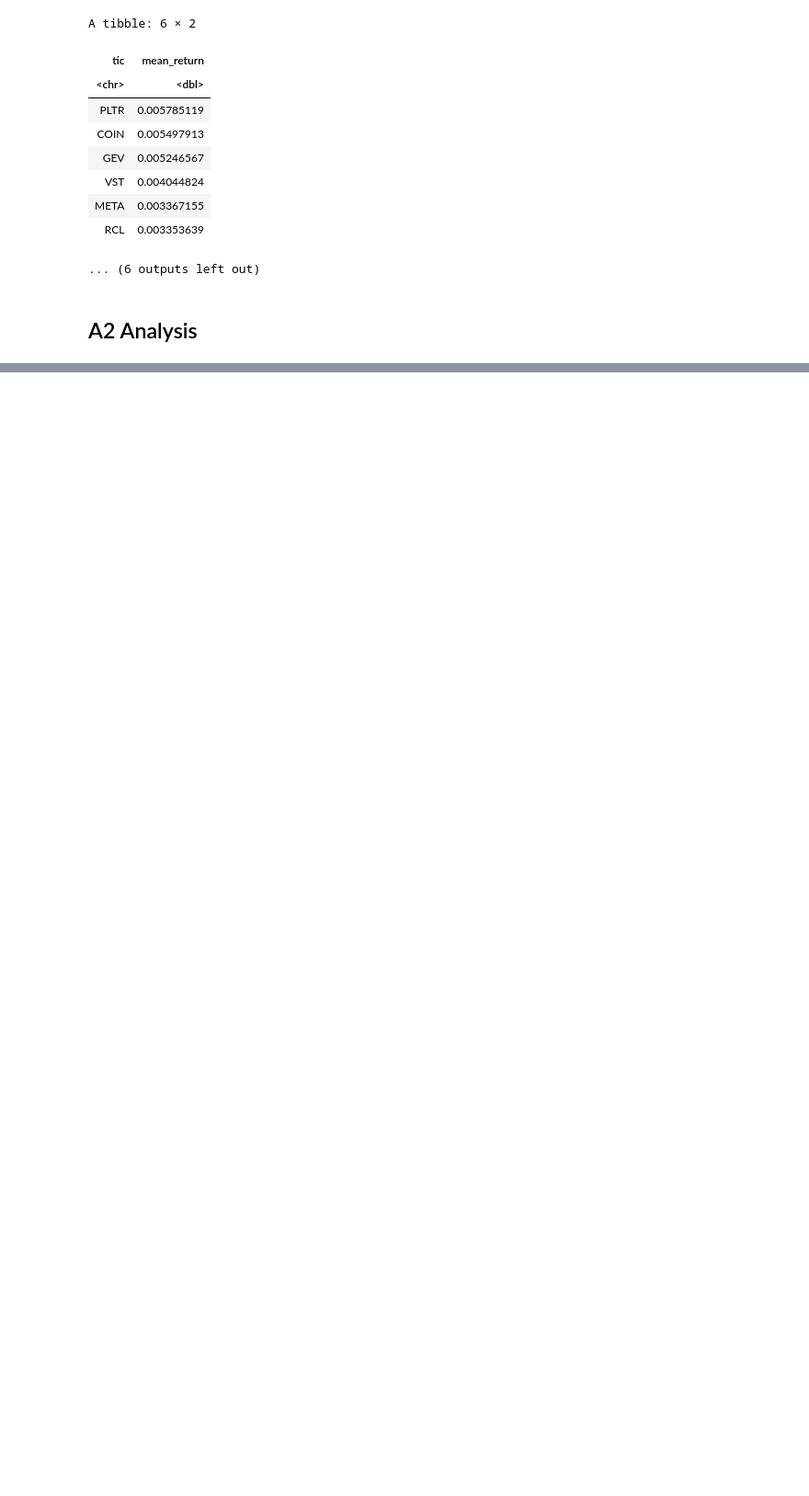
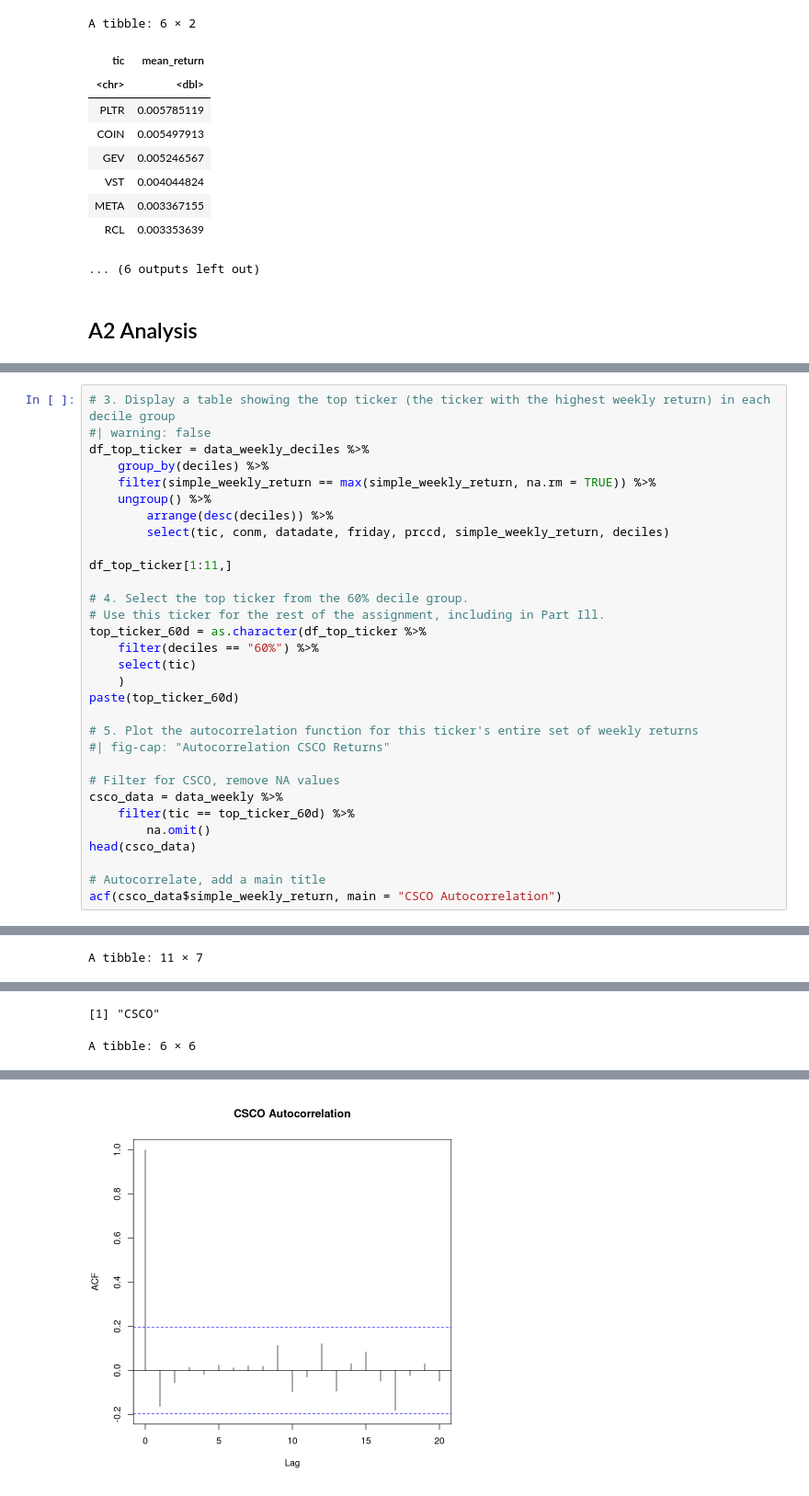
Before and after one commit to mg825/R_Assignment_1, a Jupyter notebook: Assignment-2/code.ipynb, the cells around one changed output, grey strips where cells are left out. Shown at 92% size. Cells and saved outputs as stored; diff of their text form; blank space fills up the shorter version.

```diff
--- a/Assignment-2/code.ipynb
+++ b/Assignment-2/code.ipynb
@@ -173,0 +216,32 @@ A tibble: 6 × 2
+# %%
+# 3. Display a table showing the top ticker (the ticker with the highest weekly return) in each decile group
+#| warning: false
+df_top_ticker = data_weekly_deciles %>%
+    group_by(deciles) %>%
+    filter(simple_weekly_return == max(simple_weekly_return, na.rm = TRUE)) %>%
+    ungroup() %>%
+        arrange(desc(deciles)) %>%
+        select(tic, conm, datadate, friday, prccd, simple_weekly_return, deciles)
+
+df_top_ticker[1:11,]
+
+# 4. Select the top ticker from the 60% decile group.
+# Use this ticker for the rest of the assignment, including in Part Ill.
+top_ticker_60d = as.character(df_top_ticker %>%
+    filter(deciles == "60%") %>%
+    select(tic)
+    )
+paste(top_ticker_60d)
+
+# 5. Plot the autocorrelation function for this ticker's entire set of weekly returns
+#| fig-cap: "Autocorrelation CSCO Returns"
+
+# Filter for CSCO, remove NA values
+csco_data = data_weekly %>%
+    filter(tic == top_ticker_60d) %>%
+        na.omit()
+head(csco_data)
+
+# Autocorrelate, add a main title
+acf(csco_data$simple_weekly_return, main = "CSCO Autocorrelation")
+# %% [output]
@@ -173,0 +255 @@ A tibble: 6 × 2
+A tibble: 11 × 7
@@ -173,0 +269,2 @@ A tibble: 6 × 2
+[1] "CSCO"
+A tibble: 6 × 6
@@ -173,0 +279 @@ A tibble: 6 × 2
+[figure, added]
```
Also changed, not shown: parts of 3 cells of this notebook.
